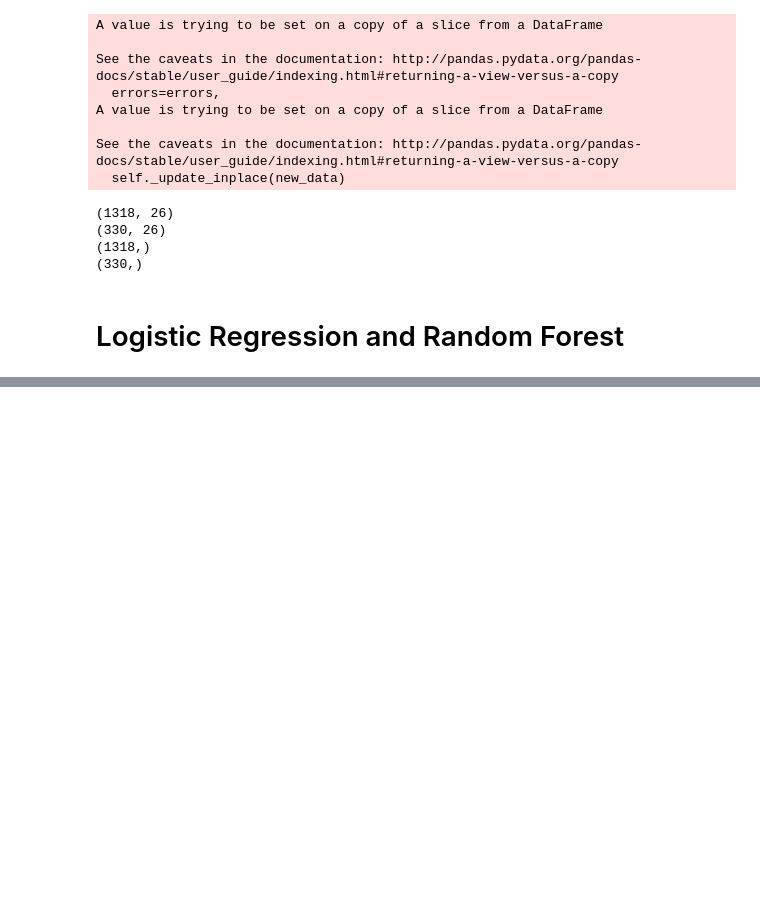
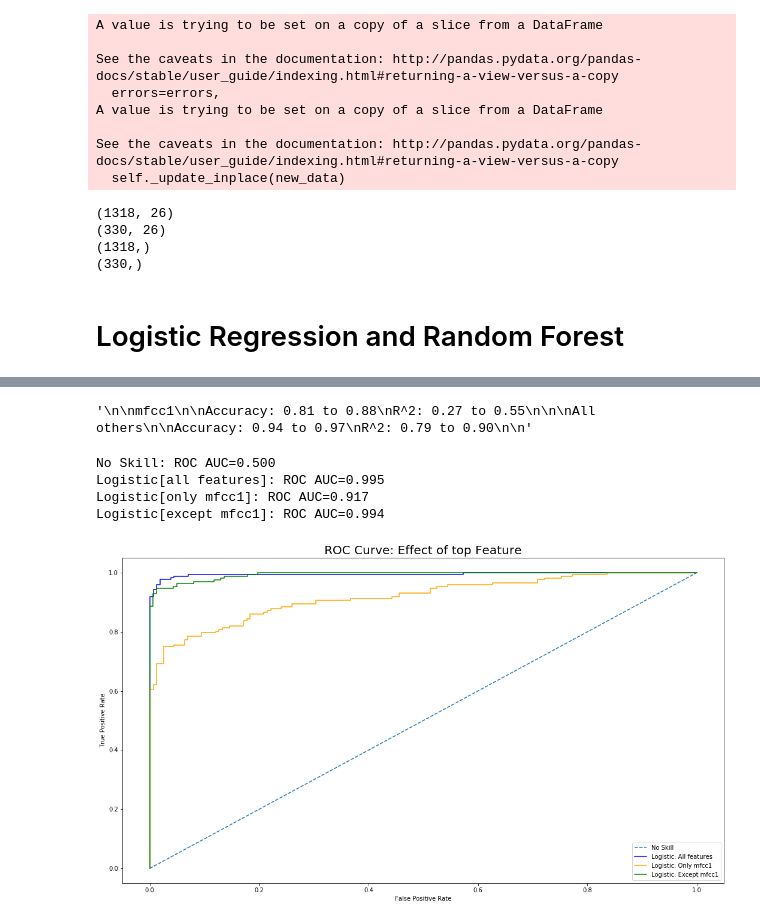
Before and after one commit to Appy011/are_you_dirty_enough, a Jupyter notebook: src/logistic_rf_models.ipynb, the cells around one changed output, grey strips where cells are left out. Cells and saved outputs as stored; diff of their text form; code cells hidden in the pictures; blank space fills up the shorter version.

```diff
--- a/src/logistic_rf_models.ipynb
+++ b/src/logistic_rf_models.ipynb
@@ -192,0 +359,76 @@ plt.show()
+# %%
+'''
+
+mfcc1
+
+Accuracy: 0.81 to 0.88
+R^2: 0.27 to 0.55
+
+
+All others
+
+Accuracy: 0.94 to 0.97
+R^2: 0.79 to 0.90
+
+'''
+# %% [output]
+'\n\nmfcc1\n\nAccuracy: 0.81 to 0.88\nR^2: 0.27 to 0.55\n\n\nAll others\n\nAccuracy: 0.94 to 0.97\nR^2: 0.79 to 0.90\n\n'
+# %%
+'''
+
+Plot ROC curve after fitting a model
+
+'''
+
+# generate a no skill prediction (majority class)
+ns_probs = [0 for _ in range(len(y_test))]
+
+# Predict Probabilities
+lr_probs = lr.predict_proba(X_test)
+lr_2_probs = lr_2.predict_proba(X_2_test)
+lr_3_probs = lr_3.predict_proba(X_3_test)
+
+# keep probabilities for the positive outcome only
+lr_probs = lr_probs[:, 1]
+lr_2_probs = lr_2_probs[:, 1]
+lr_3_probs = lr_3_probs[:, 1]
+
+# calculate scores
+ns_auc = roc_auc_score(y_test, ns_probs)
+lr_auc = roc_auc_score(y_test, lr_probs)
+lr_2_auc = roc_auc_score(y_2_test, lr_2_probs)
+lr_3_auc = roc_auc_score(y_3_test, lr_3_probs)
+
+
+# summarize scores
+print('No Skill: ROC AUC=%.3f' % (ns_auc))
+print('Logistic[all features]: ROC AUC=%.3f' % (lr_auc))
+print('Logistic[only mfcc1]: ROC AUC=%.3f' % (lr_2_auc))
+print('Logistic[except mfcc1]: ROC AUC=%.3f' % (lr_3_auc))
+
+# calculate roc curves
+ns_fpr, ns_tpr, _ = roc_curve(y_test, ns_probs)
+lr_fpr, lr_tpr, _ = roc_curve(y_test, lr_probs)
+lr_2_fpr, lr_2_tpr, _ = roc_curve(y_2_test, lr_2_probs)
+lr_3_fpr, lr_3_tpr, _ = roc_curve(y_3_test, lr_3_probs)
+
+# plot the roc curve for the model
+f4,ax4 = plt.subplots(figsize =(18,10))
+ax4.plot(ns_fpr, ns_tpr, linestyle='--', label='No Skill')
+ax4.plot(lr_fpr, lr_tpr, label='Logistic: All features', color='blue')
+ax4.plot(lr_2_fpr, lr_2_tpr, label='Logistic: Only mfcc1', color='orange')
+ax4.plot(lr_3_fpr, lr_3_tpr, label='Logistic: Except mfcc1', color='green')
+
+# axis labels
+plt.xlabel('False Positive Rate')
+plt.ylabel('True Positive Rate')
+
+plt.legend()
+plt.title('ROC Curve: Effect of top Feature', fontsize=20)
+plt.show()
+# %% [output]
+No Skill: ROC AUC=0.500
+Logistic[all features]: ROC AUC=0.995
+Logistic[only mfcc1]: ROC AUC=0.917
+Logistic[except mfcc1]: ROC AUC=0.994
+[figure, added]
```
Also changed, not shown: parts of 17 cells of this notebook, 1 other file.
